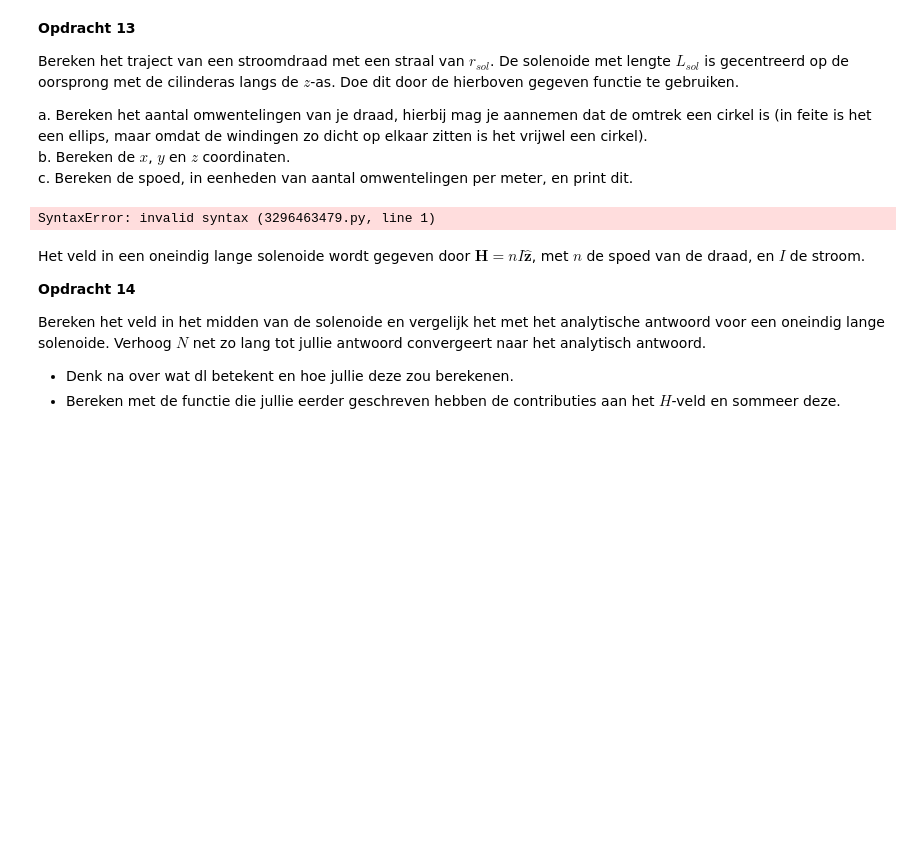
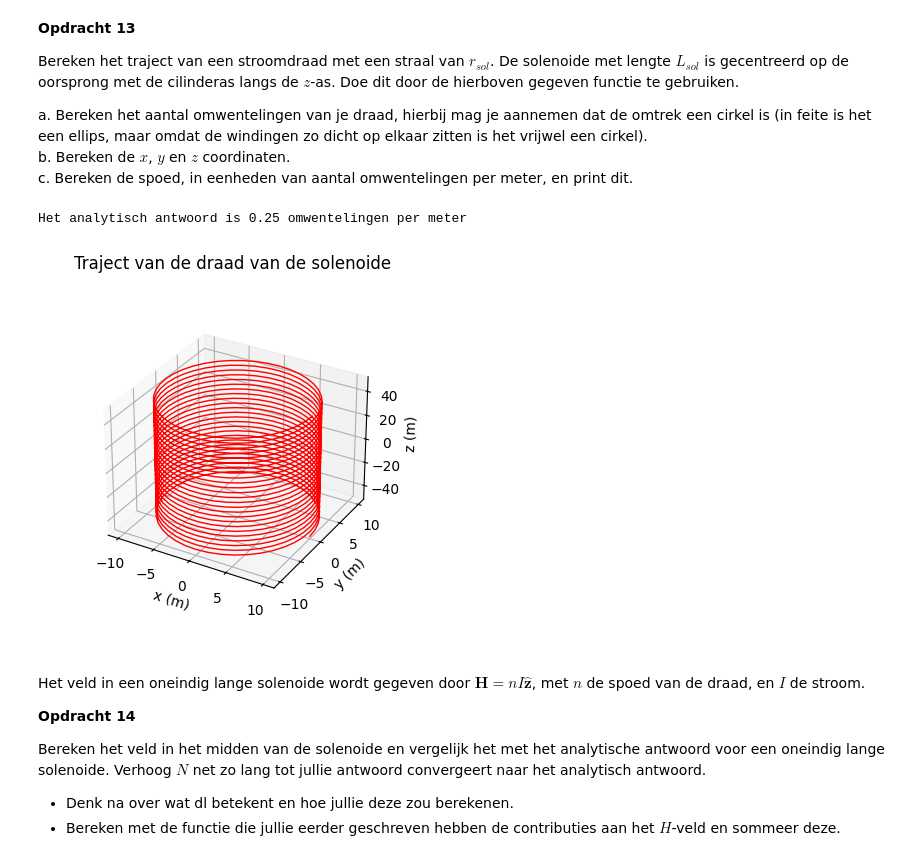
Before and after one commit to DRoelse/Daniel-Def-D, a Jupyter notebook: DigitaleOntwerpopdrachten/1CondensatorOpdracht/2KrachtactuatorOpdracht/KrachtactuatorOpdracht.ipynb, the cells around one changed output. Drawn from its saved outputs; the diff is of its cells as text; code cells hidden in the pictures; blank space fills up the shorter version.

```diff
--- a/DigitaleOntwerpopdrachten/1CondensatorOpdracht/2KrachtactuatorOpdracht/KrachtactuatorOpdracht.ipynb
+++ b/DigitaleOntwerpopdrachten/1CondensatorOpdracht/2KrachtactuatorOpdracht/KrachtactuatorOpdracht.ipynb
@@ -311,19 +306,28 @@ a. Bereken het aantal omwentelingen van je draad, hierbij mag je aannemen dat de
 b. Bereken de $x$, $y$ en $z$ coordinaten.\
 c. Bereken de spoed, in eenheden van aantal omwentelingen per meter, en print dit.
 # %%
-l_draad = # Lengte draad
-r_sol = # Straal solenoide
-L_sol = # Lengte solenoide
-N = # Aantal wikkeling
+l_draad = 500 * np.pi # Lengte draad
+r_sol = 10 # Straal solenoide
+L_sol = 100 # Lengte solenoide
+N = l_draad / (2 * np.pi * r_sol) # Aantal wikkeling
+
+aantal_stappen = 1000
+
+x, y, z = parametrisatie(aantal_stappen,r_sol,N,L_sol)
+
+spoed = N / L_sol
 
 # Enkele plots
 ax=plt.figure().add_subplot(projection='3d')
 plt.title('Traject van de draad van de solenoide')
-plt.plot(x, y, z, '-r', linewidth=0.1)
+plt.plot(x, y, z, '-r', linewidth=1.0)
 ax.set_box_aspect(aspect=None, zoom=0.8)
 ax.set_xlabel('x (m)'), ax.set_ylabel('y (m)'), ax.set_zlabel('z (m)')
+
+print('Het analytisch antwoord is ' + str(spoed) + ' omwentelingen per meter')
 # %% [output]
-SyntaxError: invalid syntax (3296463479.py, line 1)
+Het analytisch antwoord is 0.25 omwentelingen per meter
+[figure, added]
 # %% [markdown]
 Het veld in een oneindig lange solenoide wordt gegeven door $\mathbf{H} = n I \hat{\mathbf{z}}$, met $n$ de spoed van de draad, en $I$ de stroom.
 
```
Also changed, not shown: parts of 8 cells of this notebook.
